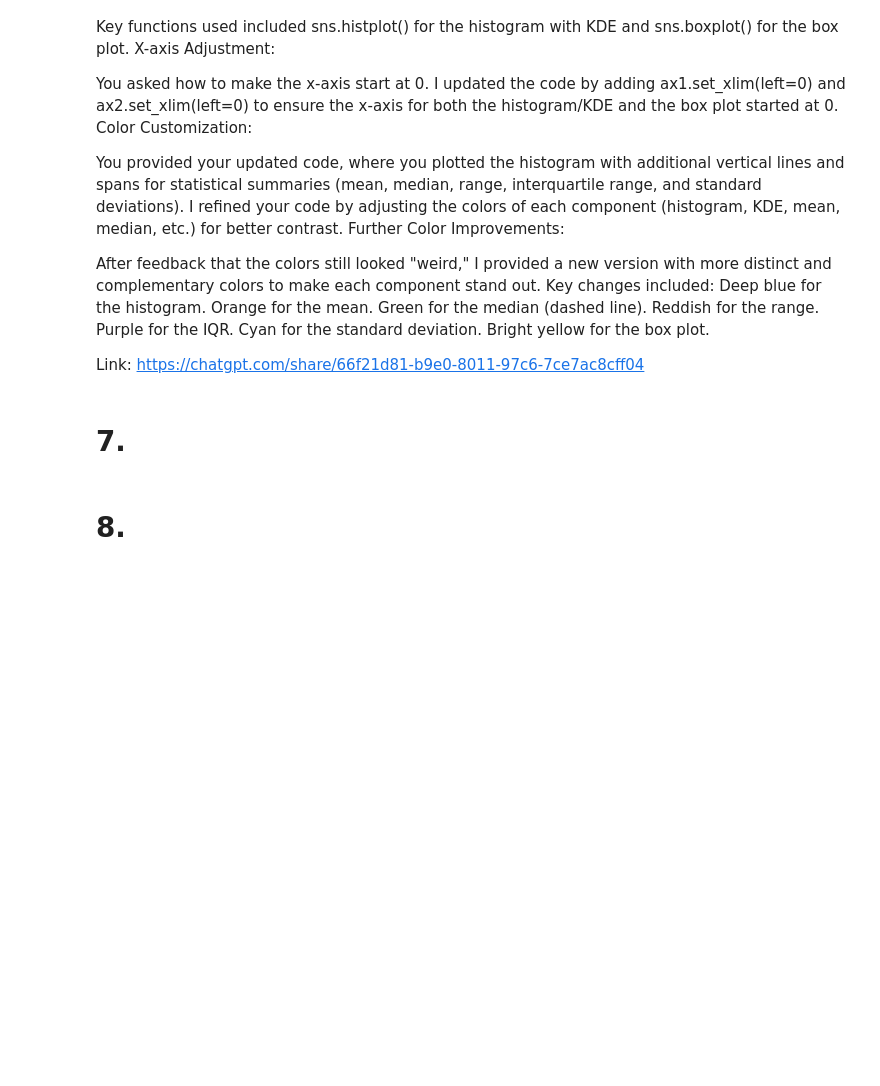
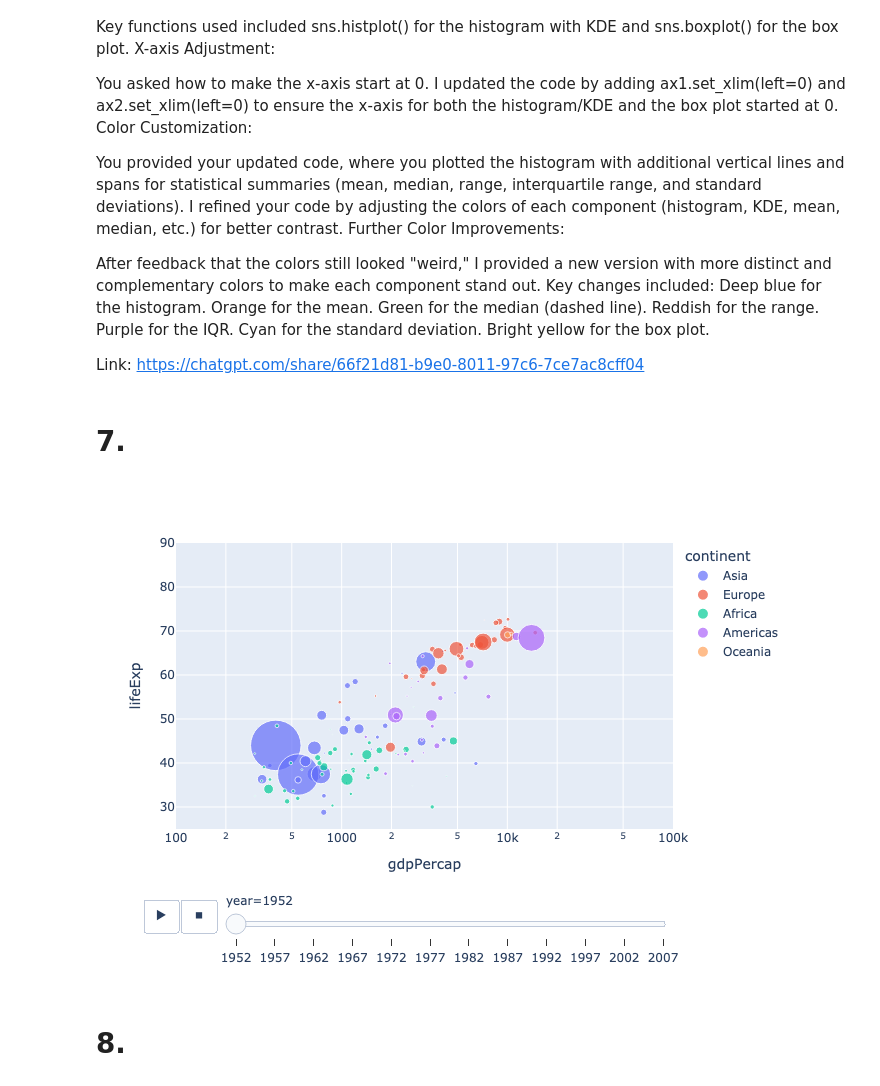
Before and after one commit to RL419/STA130-Raymond, a Jupyter notebook: HW03_DueSep26.ipynb, the cells around one changed output. Saved outputs shown, nothing was run; the diff lists cells and outputs as text; code cells hidden in the pictures; blank space fills up the shorter version.

```diff
--- a/HW03_DueSep26.ipynb
+++ b/HW03_DueSep26.ipynb
@@ -277,8 +279,10 @@ Link: https://chatgpt.com/share/66f21d81-b9e0-8011-97c6-7ce7ac8cff04
 # %%
 df = px.data.gapminder()
 px.scatter(df, x="gdpPercap", y="lifeExp", animation_frame="year", animation_group="country",
            size="pop", color="continent", hover_name="country",
-           log_x=True, size_max=55, range_x=[100,100000], range_y=[25,90])
+           log_x=True, size_max=55, range_x=[100,100000], range_y=[25,90]).show(renderer='png')
+# %% [output]
+[figure, added]
 # %% [markdown]
 # 8.
 # %%
```
Also changed, not shown: parts of 1 cell of this notebook.
